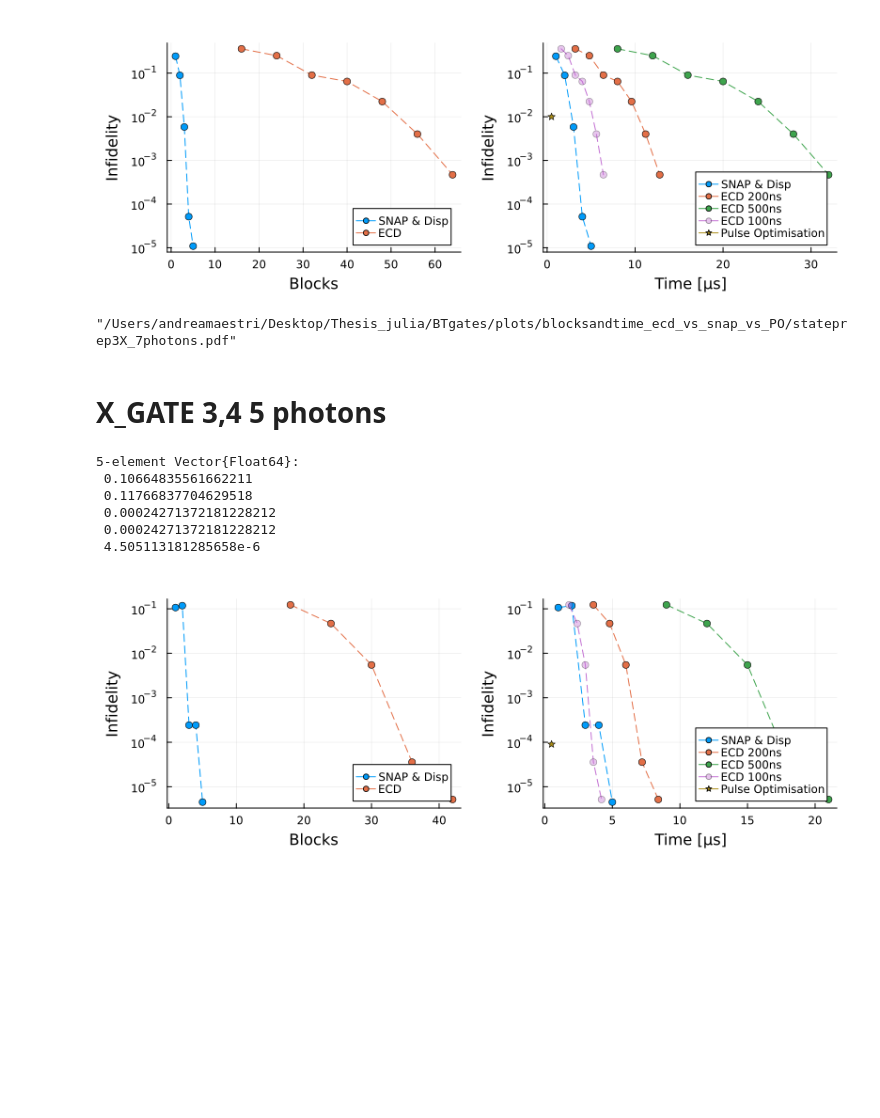
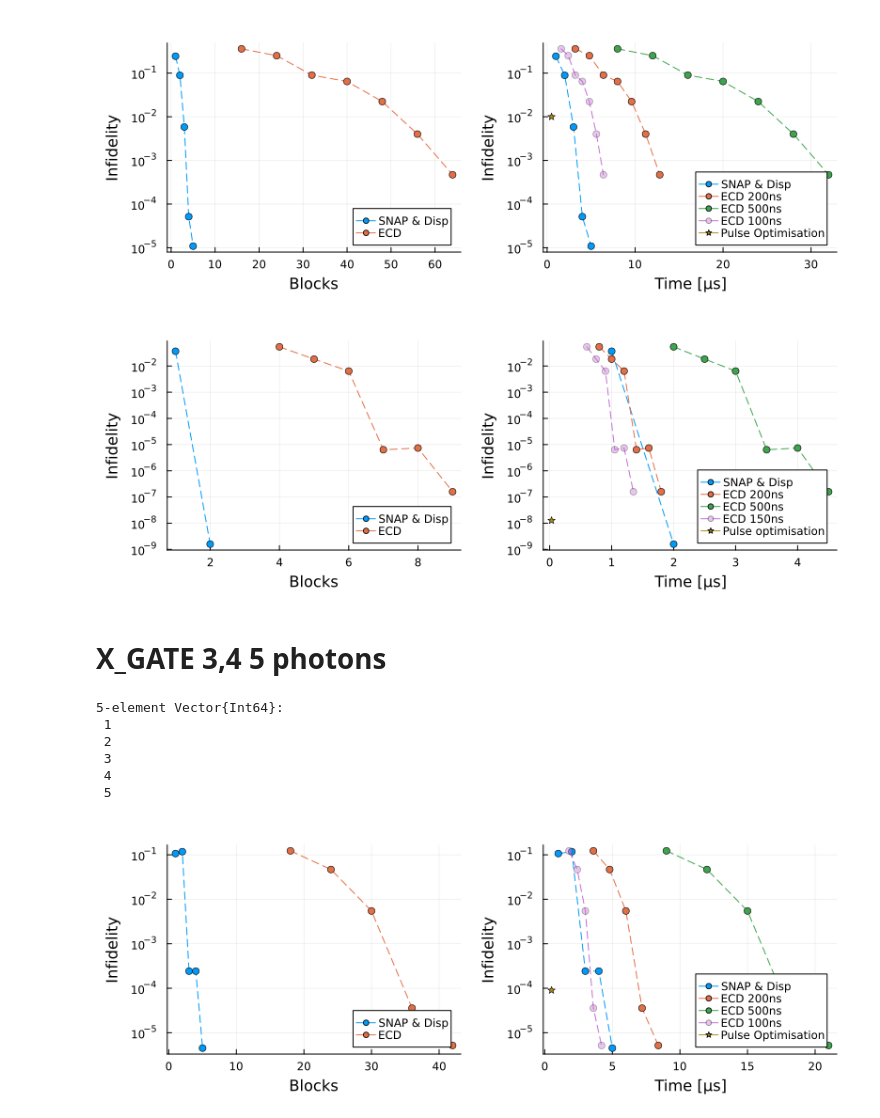
Before and after one commit to AndreaMaestri18/Opt3DQalgs, a Jupyter notebook: BTgates/src/plots_and_analysis/infidelity_comparison_plots.ipynb, the cells around one changed output. Cells and saved outputs as stored; diff of their text form; code cells hidden in the pictures; blank space fills up the shorter version.

Commit message:
remaking plots with new data

```diff
--- a/BTgates/src/plots_and_analysis/infidelity_comparison_plots.ipynb
+++ b/BTgates/src/plots_and_analysis/infidelity_comparison_plots.ipynb
@@ -73,14 +53,14 @@ plot!([0.5], [1e-2],label= "Pulse Optimisation", linestyle=:dash, marker = :star
 # %%
 plot([i for i in 1:2],infidelities_state_snap_disp, label= "SNAP & Disp", linestyle=:dash, marker = :circle, xlabel="Blocks", ylabel="Infidelity", yaxis=:log, fmt = :PDF, yticks=exp10.(range(-16, stop=0, length=17)), legend=:bottomright, layout=2, subplot=1, size=(800,300), margin=5mm)
 plot!([i for i in 4:1:9],infidelities_state_ecd, label= "ECD", linestyle=:dash, marker = :circle, xlabel="Blocks", ylabel="Infidelity", yaxis=:log, fmt = :PDF, yticks=exp10.(range(-16, stop=0, length=17)), subplot=1)
 plot!([i for i in 1:2],infidelities_state_snap_disp, label= "SNAP & Disp", linestyle=:dash, marker = :circle, xlabel="Time [μs]", ylabel="Infidelity", yaxis=:log, fmt = :PDF, yticks=exp10.(range(-16, stop=0, length=17)), legend=:bottomright, layout=2, subplot=2)
 plot!([i*0.2 for i in 4:1:9],infidelities_state_ecd, label= "ECD 200ns", linestyle=:dash, marker = :circle, xlabel="Time [μs]", ylabel="Infidelity", yaxis=:log, fmt = :PDF, yticks=exp10.(range(-16, stop=0, length=17)), subplot=2)
 plot!([i*0.5 for i in 4:1:9],infidelities_state_ecd, label= "ECD 500ns", linestyle=:dash, marker = :circle, xlabel="Time [μs]", ylabel="Infidelity", yaxis=:log, fmt = :PDF, yticks=exp10.(range(-16, stop=0, length=17)), subplot=2)
 plot!([i*0.150 for i in 4:1:9],infidelities_state_ecd, label= "ECD 150ns", linestyle=:dash, marker = :circle, markeralpha= 0.4, xlabel="Time [μs]", ylabel="Infidelity", yaxis=:log, fmt = :PDF, yticks=exp10.(range(-16, stop=0, length=17)), subplot=2)
 plot!([0.03], [1.271882e-8], label= "Pulse optimisation", linestyle=:dash, marker = :star, subplot=2)
-savefig("../../plots/blocksandtime_ecd_vs_snap_vs_PO/stateprep3X_7photons.pdf")
+#savefig("../../plots/blocksandtime_ecd_vs_snap_vs_PO/stateprep3X_7photons.pdf")
 # %% [output]
-"/Users/andreamaestri/Desktop/Thesis_julia/BTgates/plots/blocksandtime_ecd_vs_snap_vs_PO/stateprep3X_7photons.pdf"
+[figure, added]
 # %% [markdown]
 # X_GATE 3,4 5 photons
 # %%
@@ -92,17 +72,13 @@ blocks_ecd = [minimum(eachrow(val).blocks) for val in groupby(X_gate_ecd, "block
 
 infidelities_snap_disp = [norm(minimum(eachrow(val).fidelity)) for val in groupby(X_gate_snap, "blocks")]
 blocks_snap_disp = [minimum(eachrow(val).blocks) for val in groupby(X_gate_snap, "blocks")]
-
-infidelities_ecd
-blocks_ecd
-infidelities_snap_disp
 # %% [output]
-5-element Vector{Float64}:
- 0.10664835561662211
- 0.11766837704629518
- 0.00024271372181228212
- 0.00024271372181228212
- 4.505113181285658e-6
+5-element Vector{Int64}:
+ 1
+ 2
+ 3
+ 4
+ 5
 # %%
 plot(blocks_snap_disp,infidelities_snap_disp, label= "SNAP & Disp", linestyle=:dash, marker = :circle, xlabel="Blocks", ylabel="Infidelity", yaxis=:log, fmt = :PDF, yticks=exp10.(range(-16, stop=0, length=17)), legend=:bottomright, layout=2, subplot=1, size=(800,300), margin=5mm)
 plot!(blocks_ecd,infidelities_ecd, label= "ECD", linestyle=:dash, marker = :circle, xlabel="Blocks", ylabel="Infidelity", yaxis=:log, fmt = :PDF, yticks=exp10.(range(-16, stop=0, length=17)), subplot=1)
```
Also changed, not shown: parts of 4 cells of this notebook, 5 other files.
